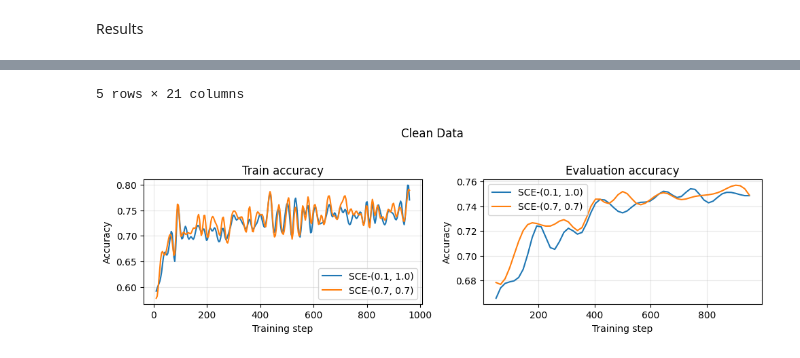
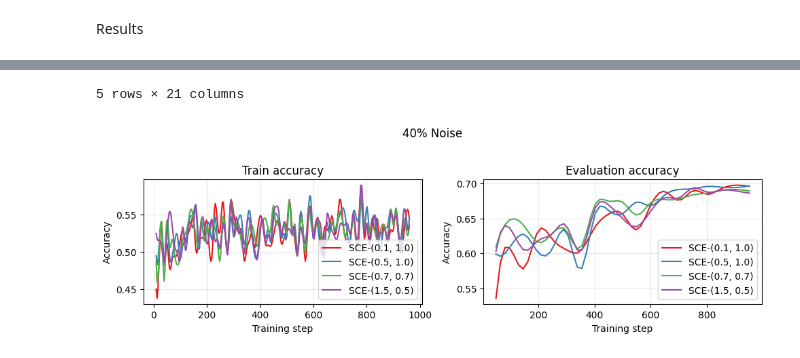
Before and after one commit to iamxjy/dl-rm-loss, a Jupyter notebook: reward_modeling/reward_modeling_visualize.ipynb, the cells around one changed output, grey strips where cells are left out. Drawn from its saved outputs; the diff is of its cells as text; code cells hidden in the pictures.

Commit message:
new graphs

```diff
--- a/reward_modeling/reward_modeling_visualize.ipynb
+++ b/reward_modeling/reward_modeling_visualize.ipynb
@@ -680,10 +656,14 @@ best_groups = {
 # %%
 # Legend labels matching the path ordering above
 final_group_legend_labels = {
-    "clean": ["BT", "GCE-0.3", "GCE-0.5", "GCE-0.7", "SCE-(0.1, 1.0)", "SCE-(0.7, 0.7)"],
-    "noisy20": ["BT", "GCE-0.7", "GCE-0.9", "SCE-(0.1, 1.0)", "SCE-(0.5, 1.0)", "SCE-(0.7, 0.7)"],
-    "noisy40": ["BT", "GCE-0.3", "GCE-0.5", "GCE-0.7", "GCE-0.9", "GCE-1.0", "SCE-(0.1, 1.0)", "SCE-(0.1, 1.5)", "SCE-(0.5, 1.0)", "SCE-(0.7, 0.7)"],
-    "noisy48": ["BT", "GCE-0.7", "SCE-(0.1, 1.0)"],
+    "clean": ["BT", "GCE-0.3", "GCE-0.5", "GCE-0.7", "GCE-0.9", "GCE-1.0",
+    "SCE-(0.1, 1.0)", "SCE-(0.5, 1.0)", "SCE-(0.7, 0.7)", "SCE-(1.5, 0.5)"],
+    "noisy20": ["BT", "GCE-0.3", "GCE-0.5", "GCE-0.7", "GCE-0.9", "GCE-1.0",
+    "SCE-(0.1, 1.0)", "SCE-(0.5, 1.0)", "SCE-(0.7, 0.7)", "SCE-(1.5, 0.5)"],
+    "noisy40": ["BT", "GCE-0.3", "GCE-0.5", "GCE-0.7", "GCE-0.9", "GCE-1.0",
+    "SCE-(0.1, 1.0)", "SCE-(0.5, 1.0)", "SCE-(0.7, 0.7)", "SCE-(1.5, 0.5)"],
+    "noisy48": ["BT", "GCE-0.3", "GCE-0.5", "GCE-0.7", "GCE-0.9", "GCE-1.0",
+    "SCE-(0.1, 1.0)", "SCE-(0.5, 1.0)", "SCE-(0.7, 0.7)", "SCE-(1.5, 0.5)"],
 }
 
 # Legend labels for final_groups_by_loss_and_noise (same ordering inside each list)
@@ -694,20 +674,20 @@ final_groups_by_loss_and_noise_legend_labels = {
         "noisy40": ["BT"],
     },
     "gce": {
-        "clean": ["GCE-0.3", "GCE-0.5", "GCE-0.7"], #0.9 #1.0
-        "noisy20": ["GCE-0.7", "GCE-0.9"], #0.3 #0.5 #1.0
+        "clean": ["GCE-0.3", "GCE-0.5", "GCE-0.7", "GCE-0.9", "GCE-1.0"],
+        "noisy20": ["GCE-0.3", "GCE-0.5", "GCE-0.7", "GCE-0.9", "GCE-1.0"],
         "noisy40": ["GCE-0.3", "GCE-0.5", "GCE-0.7", "GCE-0.9", "GCE-1.0"],
     },
     "sce": {
-        "clean": ["SCE-(0.1, 1.0)", "SCE-(0.7, 0.7)"], #(0.5 1.0) #(1.5 0.5)
-        "noisy20": ["SCE-(0.1, 1.0)", "SCE-(0.5, 1.0)", "SCE-(0.7, 0.7)"],  #(1.5 0.5)
-        "noisy40": ["SCE-(0.1, 1.0)", "SCE-(0.1, 1.5)", "SCE-(0.5, 1.0)", "SCE-(0.7, 0.7)"], # (1.5 0.5)
+        "clean": ["SCE-(0.1, 1.0)", "SCE-(0.5, 1.0)", "SCE-(0.7, 0.7)", "SCE-(1.5, 0.5)"],
+        "noisy20": ["SCE-(0.1, 1.0)", "SCE-(0.5, 1.0)", "SCE-(0.7, 0.7)", "SCE-(1.5, 0.5)"],
+        "noisy40": ["SCE-(0.1, 1.0)", "SCE-(0.5, 1.0)", "SCE-(0.7, 0.7)", "SCE-(1.5, 0.5)"],
     },
 }
 
 best_groups_legend_labels = {
-    "clean": ["BT", "GCE-0.7", "SCE-(0.1, 1.0)"],
-    "noisy20": ["BT", "GCE-0.7", "SCE-(0.1, 1.0)"],
+    "clean": ["BT", "GCE-0.7", "SCE-(0.5, 1.0)"],
+    "noisy20": ["BT", "GCE-0.3", "SCE-(0.7, 0.7)"],
     "noisy40": ["BT", "GCE-0.9", "SCE-(0.5, 1.0)"],
-    "noisy48": ["BT", "GCE-0.7", "SCE-(0.1, 1.0)"],
+    "noisy48": ["BT", "GCE-0.7", "SCE-(0.5, 1.0)"],
 }
@@ -714,11 +760,11 @@ best_groups_legend_labels = {
 # %%
 plot_selected(
     base_path="models_final/",
-    paths=final_groups_by_loss_and_noise["sce"]["clean"],
-    legend_labels=final_groups_by_loss_and_noise_legend_labels["sce"]["clean"],
+    paths=final_groups_by_loss_and_noise["sce"]["noisy40"],
+    legend_labels=final_groups_by_loss_and_noise_legend_labels["sce"]["noisy40"],
     smoothing=1.1,
     fields_to_plot=["accuracy", "eval_accuracy"],
-    title="Clean Data",
+    title="40% Noise",
     x_title="Training step",
     y_title="Accuracy",
     subplot_titles=["Train accuracy", "Evaluation accuracy"],
@@ -733,2 +779,2 @@ plot_selected(
 5 rows × 21 columns
-[figure, old version]
+[figure, new version]
```
Also changed, not shown: parts of 16 cells of this notebook.
